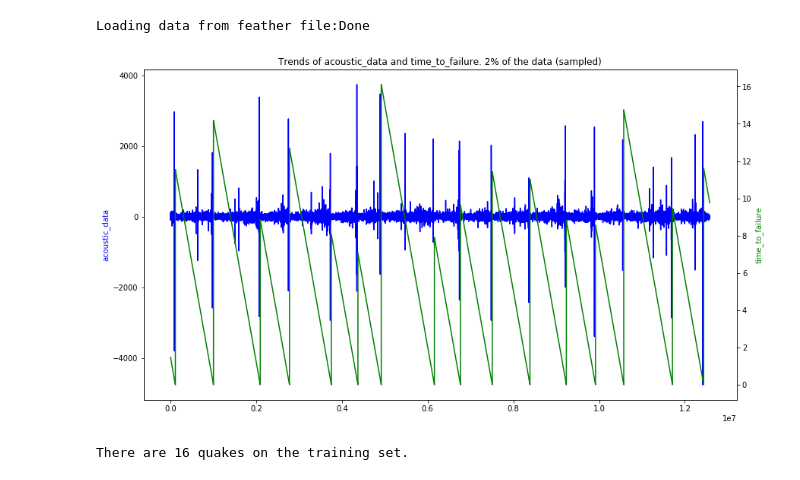
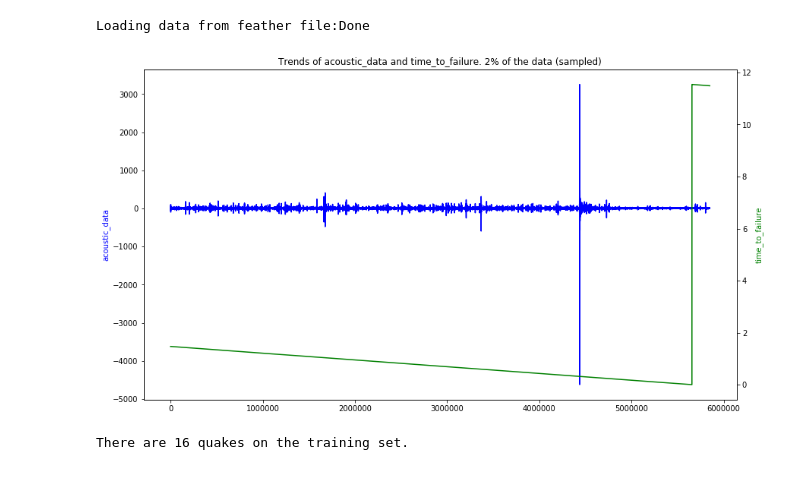
Before and after one commit to ricarddelgado/lanl-earthquake-kaggle, a Jupyter notebook: lanl_master_notebook.ipynb, the cells around one changed output. Cells and saved outputs as stored; diff of their text form; code cells hidden in the pictures.

```diff
--- a/lanl_master_notebook.ipynb
+++ b/lanl_master_notebook.ipynb
@@ -68,21 +71,21 @@ train = load_train_data(train_data_format)
 # %% [output]
 Loading data from feather file:Done
 # %%
-train_acoustic_data_small = train['acoustic_data'].values[::50]
-train_time_to_failure_small = train['time_to_failure'].values[::50]
+train_acoustic_data_small = train['acoustic_data'].values[:4350000+10*150000:]
+train_time_to_failure_small = train['time_to_failure'].values[:4350000+10*150000:]
 
 fig, ax1 = plt.subplots(figsize=(14, 8))
 plt.title('Trends of acoustic_data and time_to_failure. 2% of the data (sampled)')
 plt.plot(train_acoustic_data_small, color='b')
 ax1.set_ylabel('acoustic_data', color='b')
 ax2 = ax1.twinx()
 plt.plot(train_time_to_failure_small, color='g')
 ax2.set_ylabel('time_to_failure', color='g')
 
 del train_acoustic_data_small
 del train_time_to_failure_small
 # %% [output]
-[figure, old version]
+[figure, new version]
 # %%
 time_to_failure_delta = np.diff(train['time_to_failure'])
 init_times = np.where(time_to_failure_delta > 5)[0].tolist()
```
Also changed, not shown: parts of 59 cells of this notebook, 5 other files.
